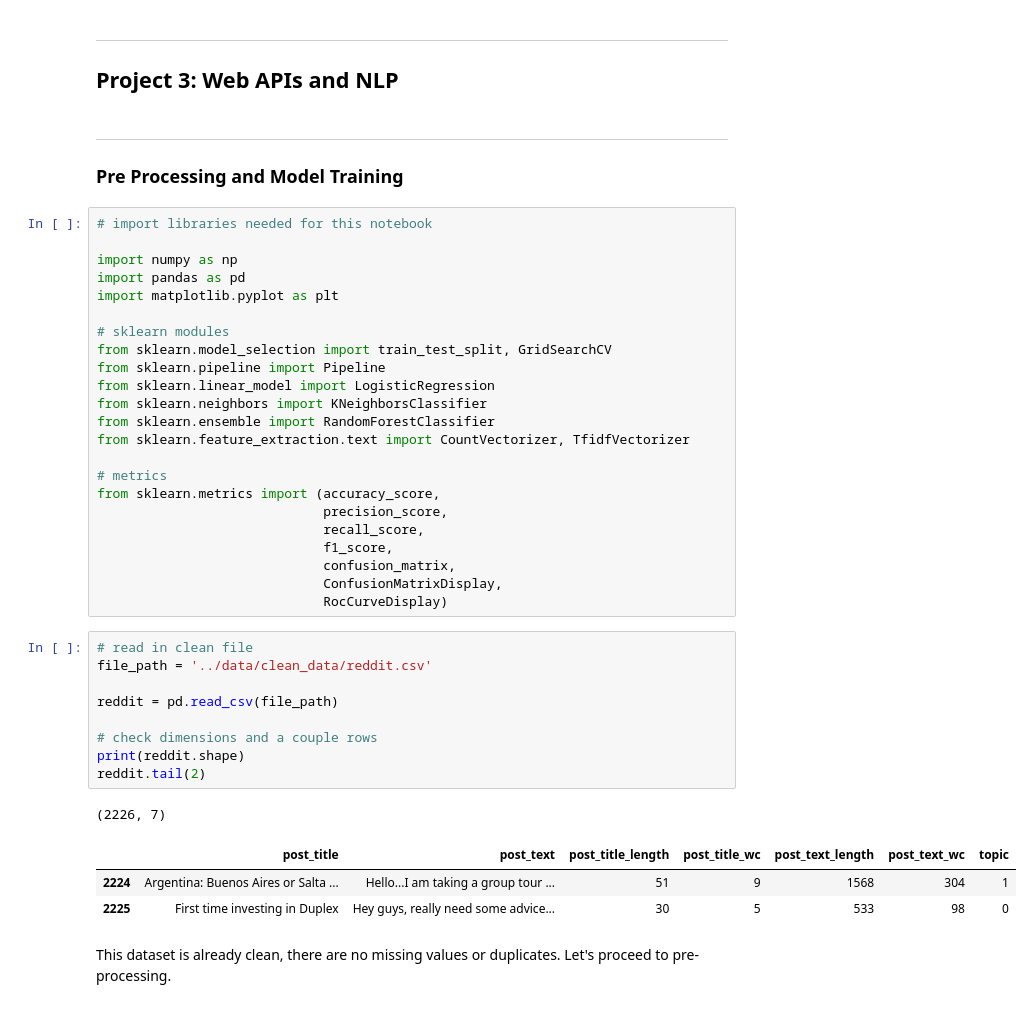
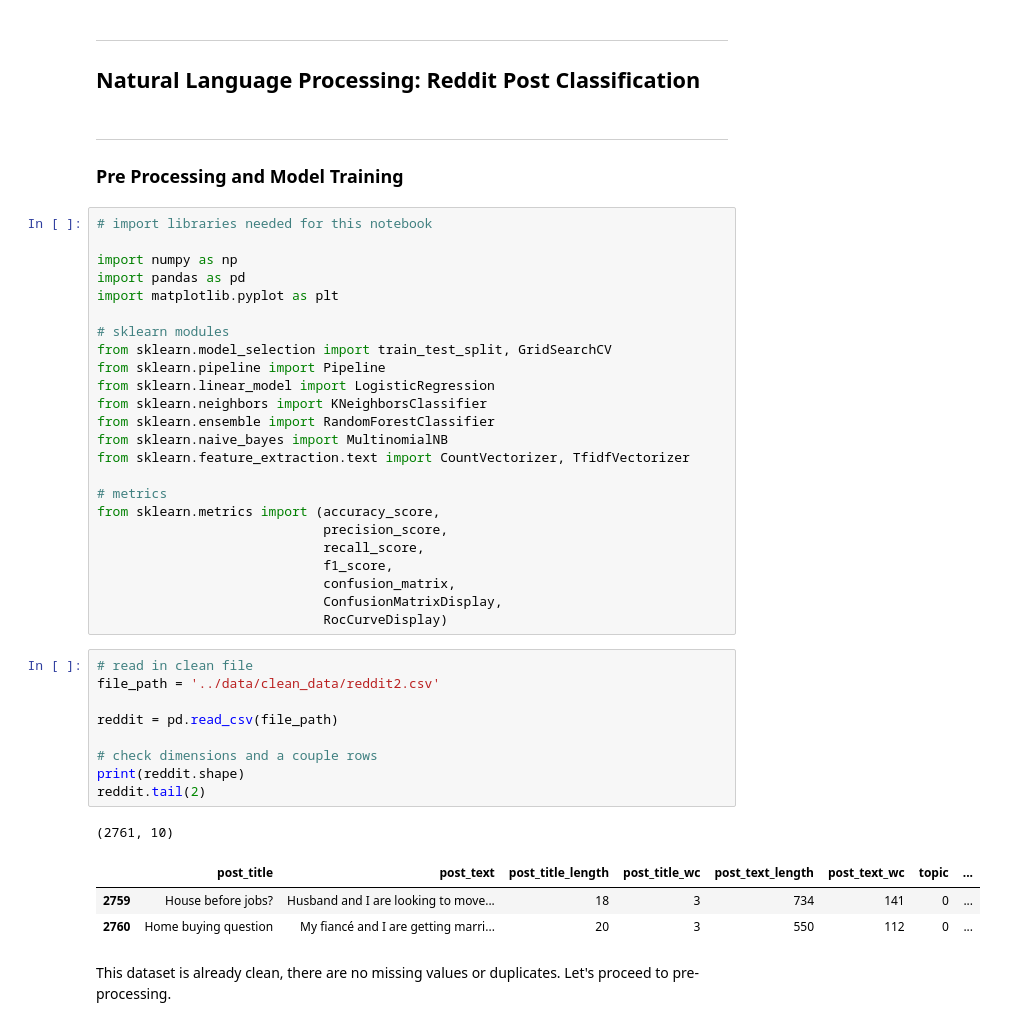
Before and after one commit to fuegoulloa/reddit-NLP-classification, a Jupyter notebook: code/03_Pre-processing_and_Modeling.ipynb, the cells around one changed output. Saved outputs shown, nothing was run; the diff lists cells and outputs as text.

Commit message:
title changes

```diff
--- a/code/03_Pre-processing_and_Modeling.ipynb
+++ b/code/03_Pre-processing_and_Modeling.ipynb
@@ -4,7 +4,7 @@
 </div>
 # %% [markdown]
 ---
-## **Project 3: Web APIs and NLP**
+## **Natural Language Processing: Reddit Post Classification**
 # %% [markdown]
 ----
 ### **Pre Processing and Model Training**
@@ -21,6 +21,7 @@ from sklearn.pipeline import Pipeline
 from sklearn.linear_model import LogisticRegression
 from sklearn.neighbors import KNeighborsClassifier
 from sklearn.ensemble import RandomForestClassifier
+from sklearn.naive_bayes import MultinomialNB
 from sklearn.feature_extraction.text import CountVectorizer, TfidfVectorizer
 
 # metrics
@@ -33,18 +34,18 @@ from sklearn.metrics import (accuracy_score,
                              RocCurveDisplay)
 # %%
 # read in clean file
-file_path = '../data/clean_data/reddit.csv'
+file_path = '../data/clean_data/reddit2.csv'
 
 reddit = pd.read_csv(file_path)
 
 # check dimensions and a couple rows
 print(reddit.shape)
 reddit.tail(2)
 # %% [output]
-(2226, 7)
+(2761, 10)
-|  | post_title | post_text | post_title_length | post_title_wc | post_text_length | post_text_wc | topic |
-| 2224 | Argentina: Buenos Aires or Salta ... | Hello...I am taking a group tour ... | 51 | 9 | 1568 | 304 | 1 |
-| 2225 | First time investing in Duplex | Hey guys, really need some advice... | 30 | 5 | 533 | 98 | 0 |
+|  | post_title | post_text | post_title_length | post_title_wc | post_text_length | post_text_wc | topic | ... |
+| 2759 | House before jobs? | Husband and I are looking to move... | 18 | 3 | 734 | 141 | 0 | ... |
+| 2760 | Home buying question | My fiancé and I are getting marri... | 20 | 3 | 550 | 112 | 0 | ... |
 # %% [markdown]
 This dataset is already clean, there are no missing values or duplicates.  Let's proceed to pre-processing.
 # %% [markdown]
```
Also changed, not shown: parts of 75 cells of this notebook, 4 other files.
